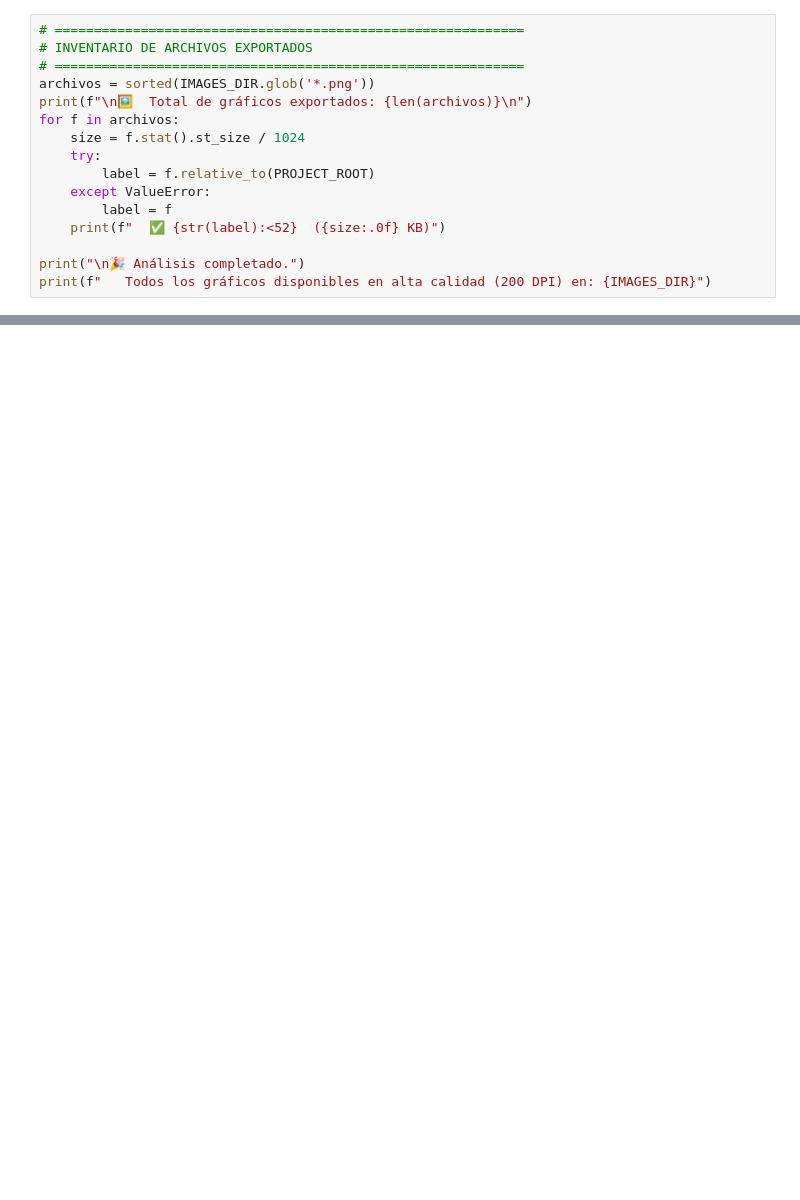
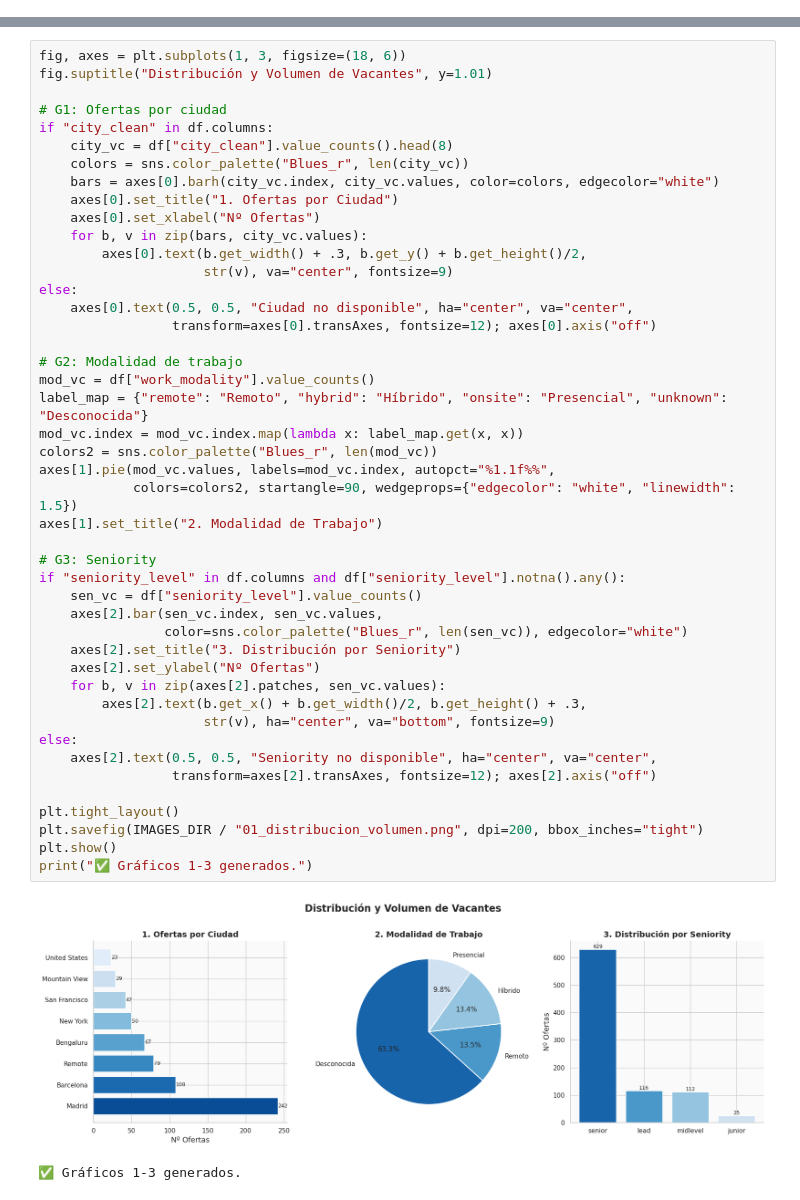
Before and after one commit to Gema-Villanueva/proyecto-eda-roles-datos, a Jupyter notebook: notebooks/04_visualizations.ipynb, the cells around one changed output, grey strips where cells are left out. Cells and saved outputs as stored; diff of their text form; blank space fills up the shorter version.

```diff
--- a/notebooks/04_visualizations.ipynb
+++ b/notebooks/04_visualizations.ipynb
@@ -963,16 +0,0 @@ print("✅ Panel KPIs generado.")
-# %%
-# ============================================================
-# INVENTARIO DE ARCHIVOS EXPORTADOS
-# ============================================================
-archivos = sorted(IMAGES_DIR.glob('*.png'))
-print(f"\n🖼️  Total de gráficos exportados: {len(archivos)}\n")
-for f in archivos:
-    size = f.stat().st_size / 1024
-    try:
-        label = f.relative_to(PROJECT_ROOT)
-    except ValueError:
-        label = f
-    print(f"  ✅ {str(label):<52}  ({size:.0f} KB)")
-
-print("\n🎉 Análisis completado.")
-print(f"   Todos los gráficos disponibles en alta calidad (200 DPI) en: {IMAGES_DIR}")
@@ -1000,0 +224,48 @@ print(f"   Todos los gráficos disponibles en alta calidad (200 DPI) en: {IMAGES
+# %%
+fig, axes = plt.subplots(1, 3, figsize=(18, 6))
+fig.suptitle("Distribución y Volumen de Vacantes", y=1.01)
+
+# G1: Ofertas por ciudad
+if "city_clean" in df.columns:
+    city_vc = df["city_clean"].value_counts().head(8)
+    colors = sns.color_palette("Blues_r", len(city_vc))
+    bars = axes[0].barh(city_vc.index, city_vc.values, color=colors, edgecolor="white")
+    axes[0].set_title("1. Ofertas por Ciudad")
+    axes[0].set_xlabel("Nº Ofertas")
+    for b, v in zip(bars, city_vc.values):
+        axes[0].text(b.get_width() + .3, b.get_y() + b.get_height()/2,
+                     str(v), va="center", fontsize=9)
+else:
+    axes[0].text(0.5, 0.5, "Ciudad no disponible", ha="center", va="center",
+                 transform=axes[0].transAxes, fontsize=12); axes[0].axis("off")
+
+# G2: Modalidad de trabajo
+mod_vc = df["work_modality"].value_counts()
+label_map = {"remote": "Remoto", "hybrid": "Híbrido", "onsite": "Presencial", "unknown": "Desconocida"}
+mod_vc.index = mod_vc.index.map(lambda x: label_map.get(x, x))
+colors2 = sns.color_palette("Blues_r", len(mod_vc))
+axes[1].pie(mod_vc.values, labels=mod_vc.index, autopct="%1.1f%%",
+            colors=colors2, startangle=90, wedgeprops={"edgecolor": "white", "linewidth": 1.5})
+axes[1].set_title("2. Modalidad de Trabajo")
+
+# G3: Seniority
+if "seniority_level" in df.columns and df["seniority_level"].notna().any():
+    sen_vc = df["seniority_level"].value_counts()
+    axes[2].bar(sen_vc.index, sen_vc.values,
+                color=sns.color_palette("Blues_r", len(sen_vc)), edgecolor="white")
+    axes[2].set_title("3. Distribución por Seniority")
+    axes[2].set_ylabel("Nº Ofertas")
+    for b, v in zip(axes[2].patches, sen_vc.values):
+        axes[2].text(b.get_x() + b.get_width()/2, b.get_height() + .3,
+                     str(v), ha="center", va="bottom", fontsize=9)
+else:
+    axes[2].text(0.5, 0.5, "Seniority no disponible", ha="center", va="center",
+                 transform=axes[2].transAxes, fontsize=12); axes[2].axis("off")
+
+plt.tight_layout()
+plt.savefig(IMAGES_DIR / "01_distribucion_volumen.png", dpi=200, bbox_inches="tight")
+plt.show()
+print("✅ Gráficos 1-3 generados.")
+# %% [output]
+[figure, added]
+✅ Gráficos 1-3 generados.
```
Also changed, not shown: parts of 52 cells of this notebook.
